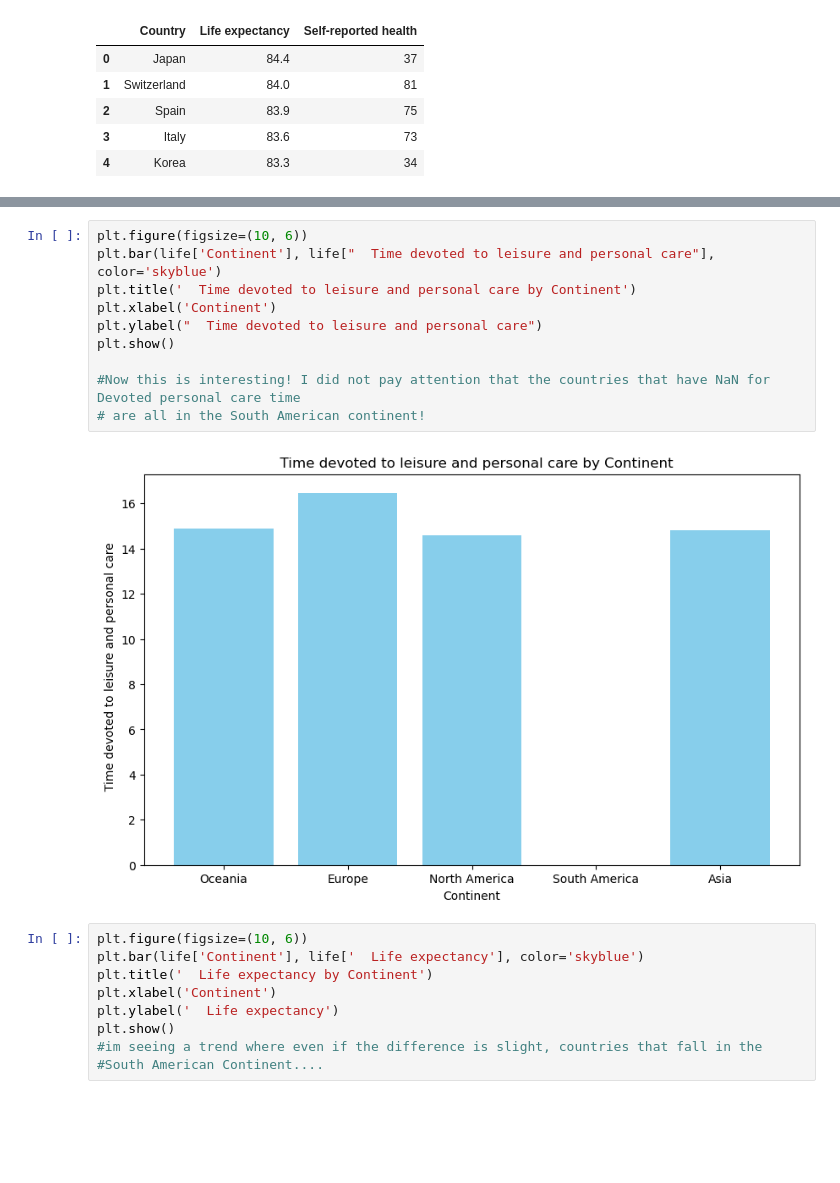
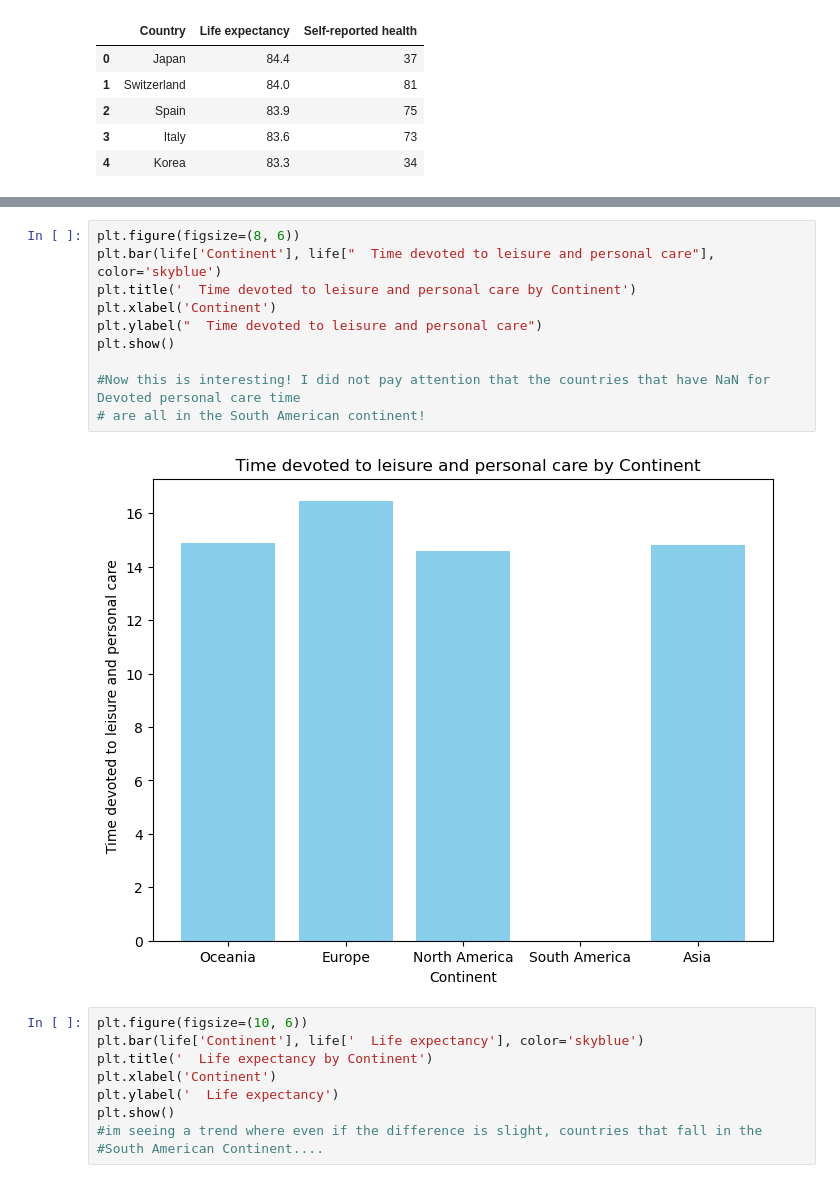
Before and after one commit to tdavis309/Capstone-1, a Jupyter notebook: capstone1.ipynb, the cells around one changed output, grey strips where cells are left out. Drawn from its saved outputs; the diff is of its cells as text; blank space fills up the shorter version.

```diff
--- a/capstone1.ipynb
+++ b/capstone1.ipynb
@@ -246,15 +322,15 @@ plt.show()
 # %%
-plt.figure(figsize=(10, 6))
+plt.figure(figsize=(8, 6))
 plt.bar(life['Continent'], life["  Time devoted to leisure and personal care"], color='skyblue')
 plt.title('  Time devoted to leisure and personal care by Continent')
 plt.xlabel('Continent')
 plt.ylabel("  Time devoted to leisure and personal care")
 plt.show()
 
 #Now this is interesting! I did not pay attention that the countries that have NaN for Devoted personal care time
 # are all in the South American continent!
 # %% [output]
-[figure, old version]
+[figure, new version]
 # %%
 plt.figure(figsize=(10, 6))
 plt.bar(life['Continent'], life['  Life expectancy'], color='skyblue')
```
Also changed, not shown: parts of 29 cells of this notebook.
